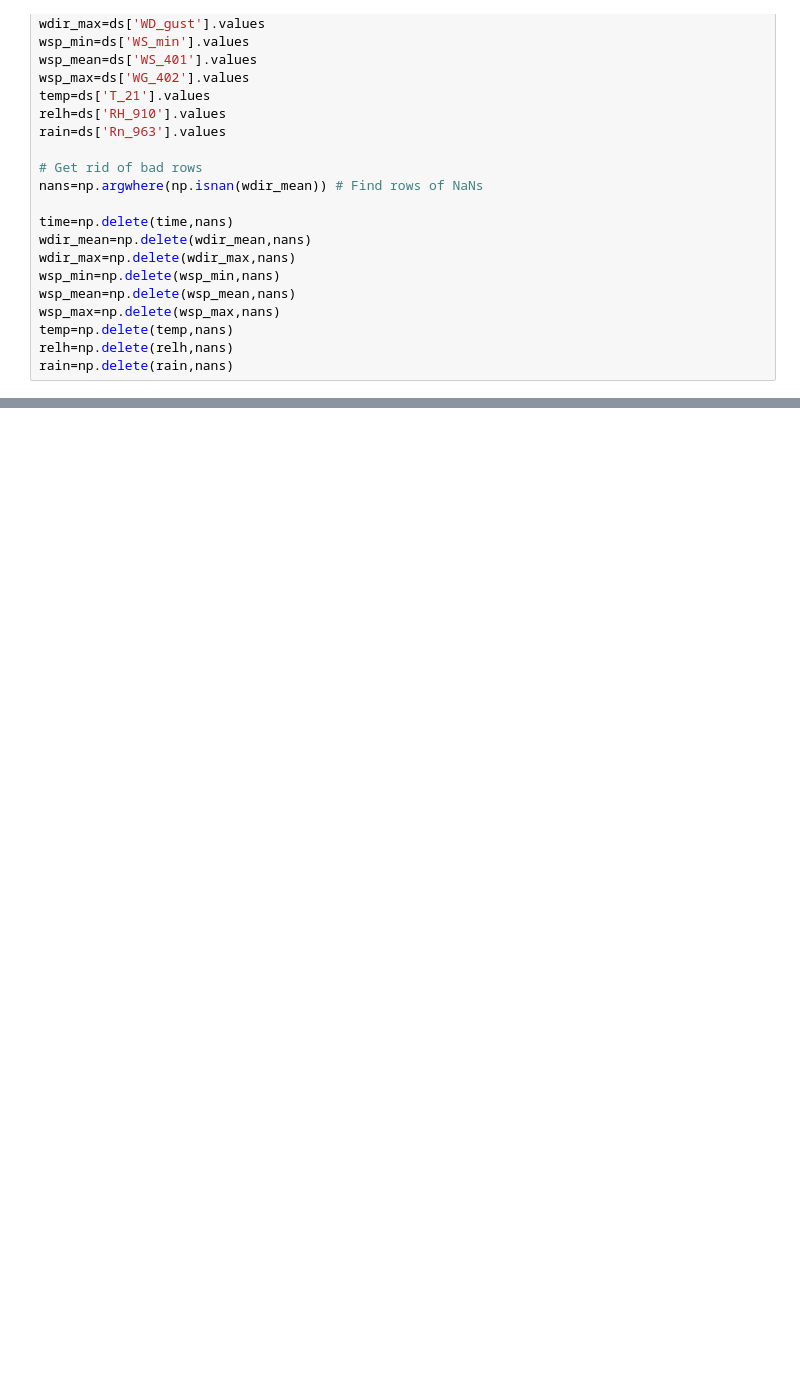
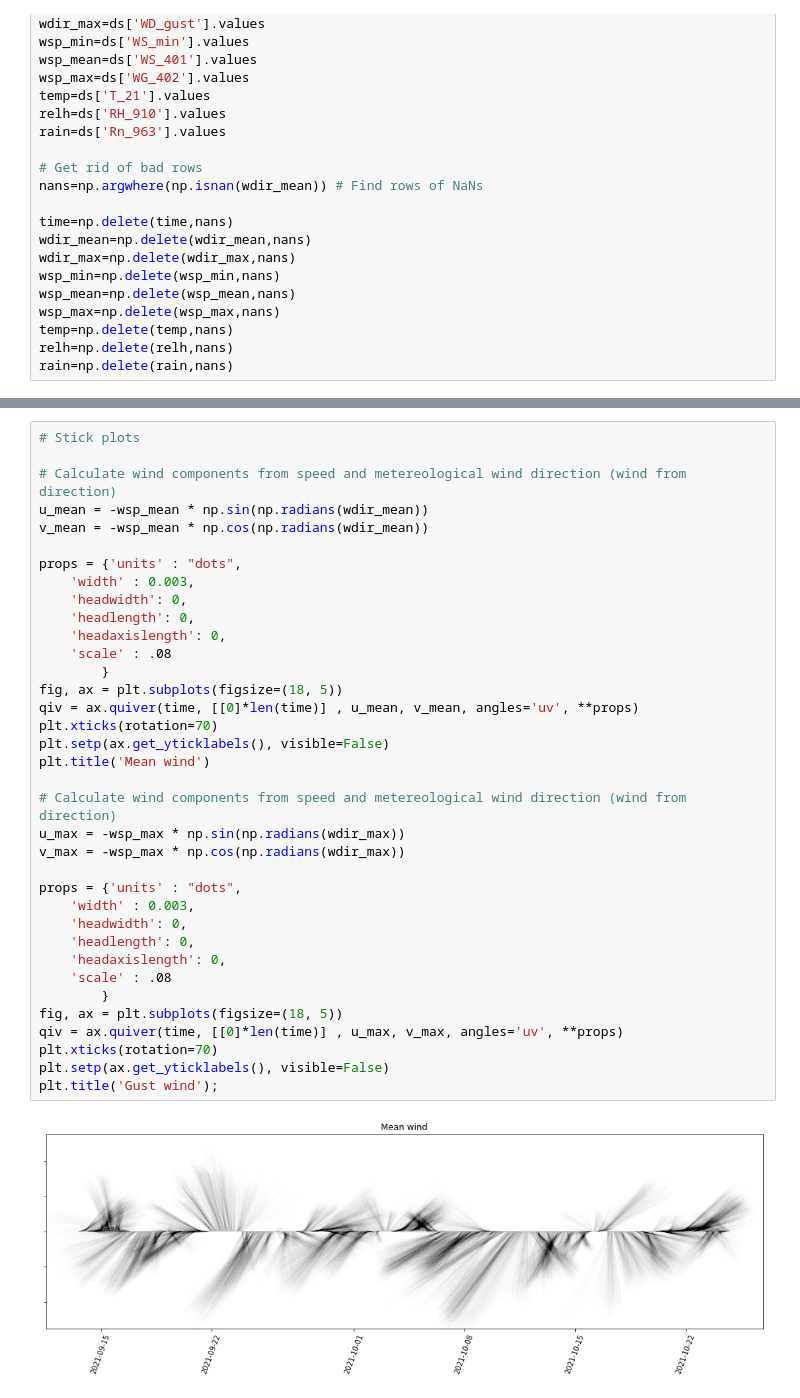
Before and after one commit to odemeo-usgs/projects, a Jupyter notebook: DUNEX/Dunex_Plots_2021.ipynb, the cells around one changed output, grey strips where cells are left out. Cells and saved outputs as stored; diff of their text form; blank space fills up the shorter version.

```diff
--- a/DUNEX/Dunex_Plots_2021.ipynb
+++ b/DUNEX/Dunex_Plots_2021.ipynb
@@ -108,0 +119,38 @@ ax.set_xticklabels(['E', 'NE','N', 'NW', 'W', 'SW', 'S', 'SE']); # Add this line
+# %%
+# Stick plots
+
+# Calculate wind components from speed and metereological wind direction (wind from direction)
+u_mean = -wsp_mean * np.sin(np.radians(wdir_mean))
+v_mean = -wsp_mean * np.cos(np.radians(wdir_mean))
+
+props = {'units' : "dots",
+    'width' : 0.003,
+    'headwidth': 0,
+    'headlength': 0,
+    'headaxislength': 0,
+    'scale' : .08
+        }
+fig, ax = plt.subplots(figsize=(18, 5))
+qiv = ax.quiver(time, [[0]*len(time)] , u_mean, v_mean, angles='uv', **props)
+plt.xticks(rotation=70)
+plt.setp(ax.get_yticklabels(), visible=False)
+plt.title('Mean wind')
+
+# Calculate wind components from speed and metereological wind direction (wind from direction)
+u_max = -wsp_max * np.sin(np.radians(wdir_max))
+v_max = -wsp_max * np.cos(np.radians(wdir_max))
+
+props = {'units' : "dots",
+    'width' : 0.003,
+    'headwidth': 0,
+    'headlength': 0,
+    'headaxislength': 0,
+    'scale' : .08
+        }
+fig, ax = plt.subplots(figsize=(18, 5))
+qiv = ax.quiver(time, [[0]*len(time)] , u_max, v_max, angles='uv', **props)
+plt.xticks(rotation=70)
+plt.setp(ax.get_yticklabels(), visible=False)
+plt.title('Gust wind');
+# %% [output]
+[figure, added]
```
Also changed, not shown: parts of 5 cells of this notebook.
